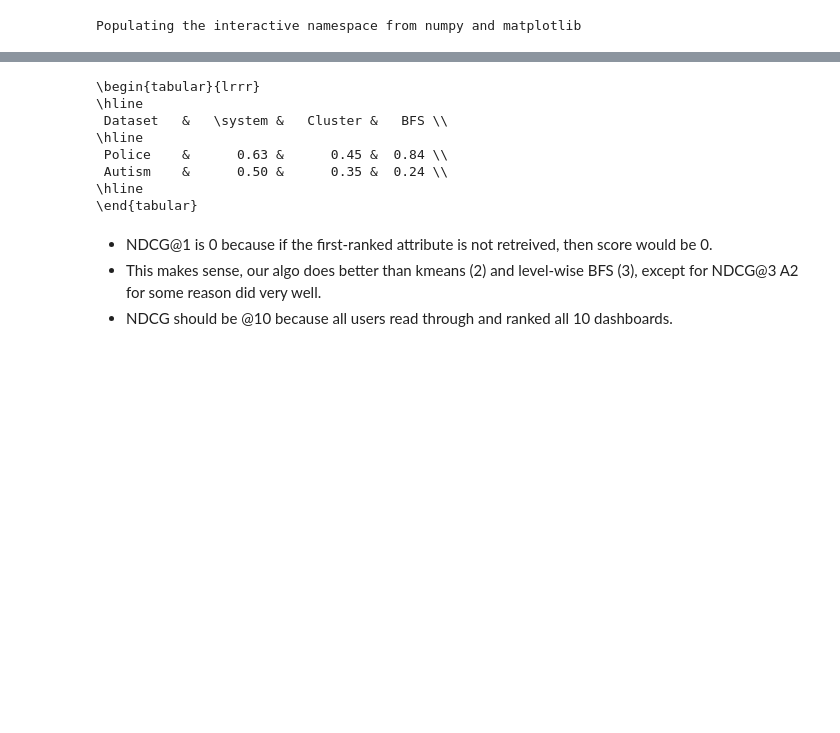
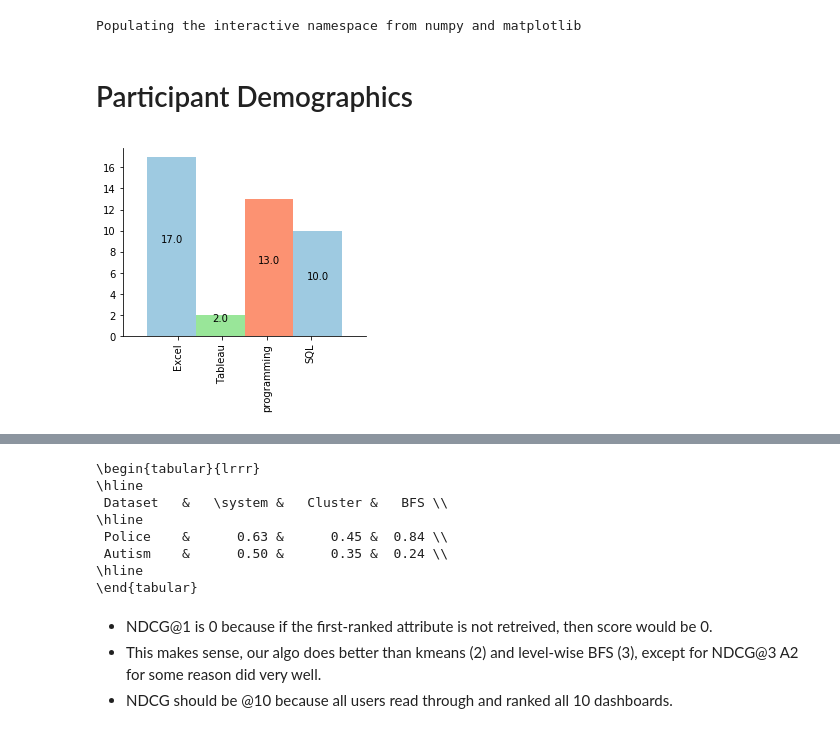
Before and after one commit to dorisjlee/viz-summarization, a Jupyter notebook: ipynb/User Study Results and Paper Statistics.ipynb, the cells around one changed output, grey strips where cells are left out. Saved outputs shown, nothing was run; the diff lists cells and outputs as text; code cells hidden in the pictures; blank space fills up the shorter version.

```diff
--- a/ipynb/User Study Results and Paper Statistics.ipynb
+++ b/ipynb/User Study Results and Paper Statistics.ipynb
@@ -13,3 +13,17 @@ user_task =  pd.read_csv(gdrive_path+"UserTaskAssignment.csv")
 %load_ext autoreload
 %autoreload 2
 from paper_visualization import *
+# %% [markdown]
+# Participant Demographics
+# %%
+info = pd.read_csv(gdrive_path+"participant_information.csv")
+# %%
+data = ['Excel', 'Tableau', 'programming', 'SQL']
+# %%
+counts = []
+for x in data:
+    counts.append(len(info[info["DataAnalysisTool"].str.contains(x)]))
+# %%
+bar_chart(counts,data,fixed_ylim=False,rotation=90)
+# %% [output]
+[figure, added]
```
Also changed, not shown: parts of 87 cells of this notebook, 6 other files.
